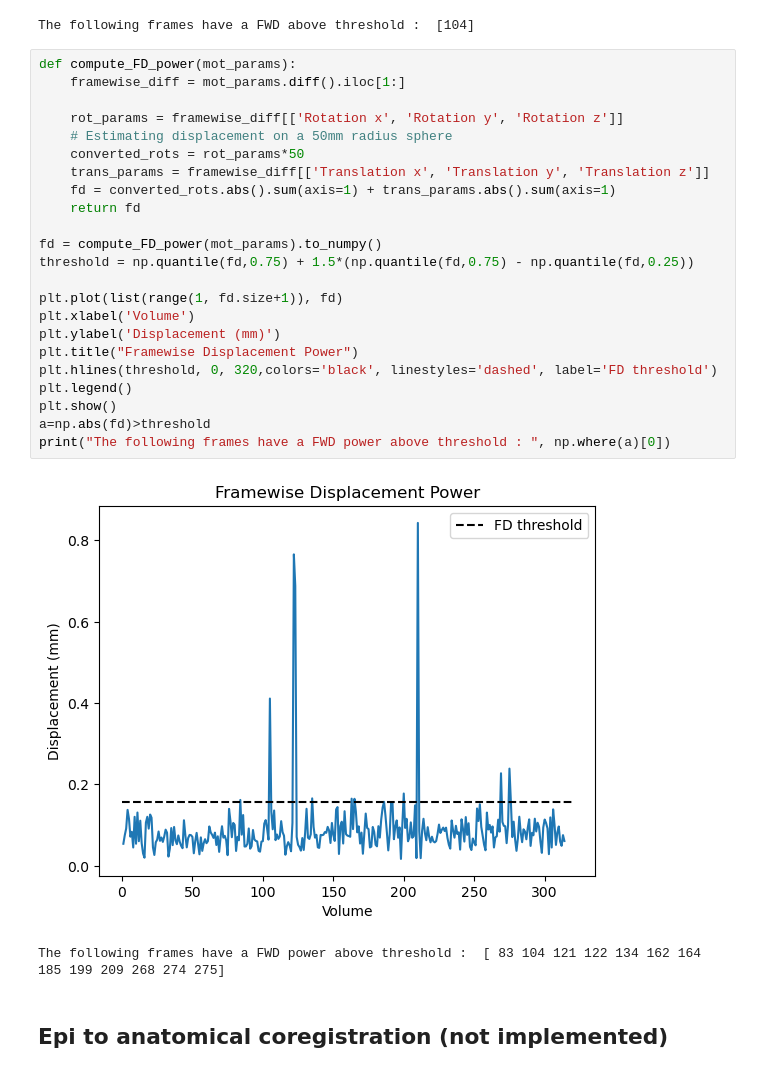
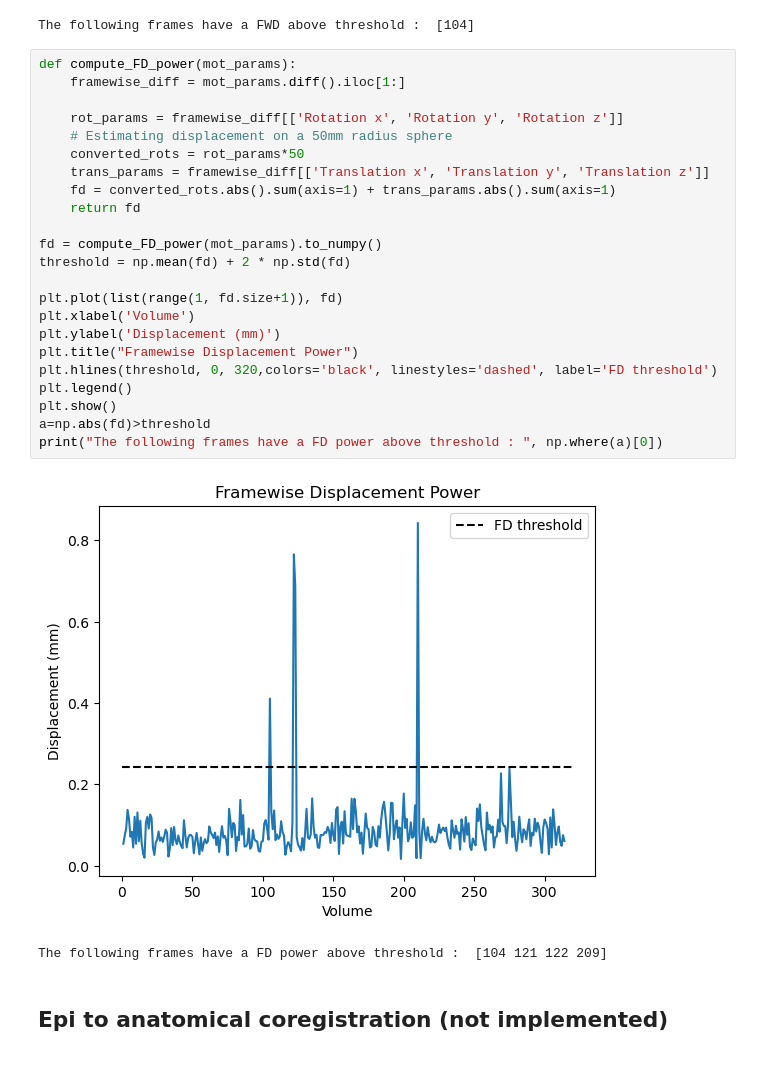
Before and after one commit to gdederichs/NSSP_project_1, a Jupyter notebook: preprocessing.ipynb, the cells around one changed output. Saved outputs shown, nothing was run; the diff lists cells and outputs as text.

```diff
--- a/preprocessing.ipynb
+++ b/preprocessing.ipynb
@@ -218,29 +318,29 @@ The following frames have a FWD above threshold :  [104]
 # %%
 def compute_FD_power(mot_params):
     framewise_diff = mot_params.diff().iloc[1:]
 
     rot_params = framewise_diff[['Rotation x', 'Rotation y', 'Rotation z']]
     # Estimating displacement on a 50mm radius sphere
     converted_rots = rot_params*50
     trans_params = framewise_diff[['Translation x', 'Translation y', 'Translation z']]
     fd = converted_rots.abs().sum(axis=1) + trans_params.abs().sum(axis=1)
     return fd
 
 fd = compute_FD_power(mot_params).to_numpy()
-threshold = np.quantile(fd,0.75) + 1.5*(np.quantile(fd,0.75) - np.quantile(fd,0.25))
+threshold = np.mean(fd) + 2 * np.std(fd)
 
 plt.plot(list(range(1, fd.size+1)), fd)
 plt.xlabel('Volume')
 plt.ylabel('Displacement (mm)')
 plt.title("Framewise Displacement Power")
 plt.hlines(threshold, 0, 320,colors='black', linestyles='dashed', label='FD threshold')
 plt.legend()
 plt.show()
 a=np.abs(fd)>threshold
-print("The following frames have a FWD power above threshold : ", np.where(a)[0])
+print("The following frames have a FD power above threshold : ", np.where(a)[0])
 # %% [output]
-[figure, old version]
+[figure, new version]
-The following frames have a FWD power above threshold :  [ 83 104 121 122 134 162 164 185 199 209 268 274 275]
+The following frames have a FD power above threshold :  [104 121 122 209]
 # %% [markdown]
 ## Epi to anatomical coregistration (not implemented)
 # %% [markdown]
```
Also changed, not shown: parts of 11 cells of this notebook, 8 other files.
